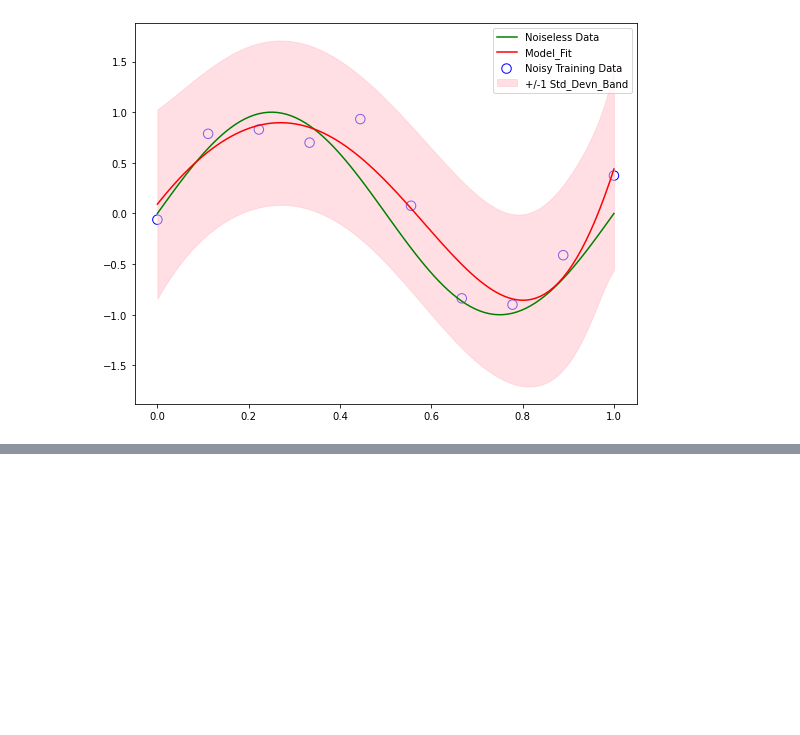
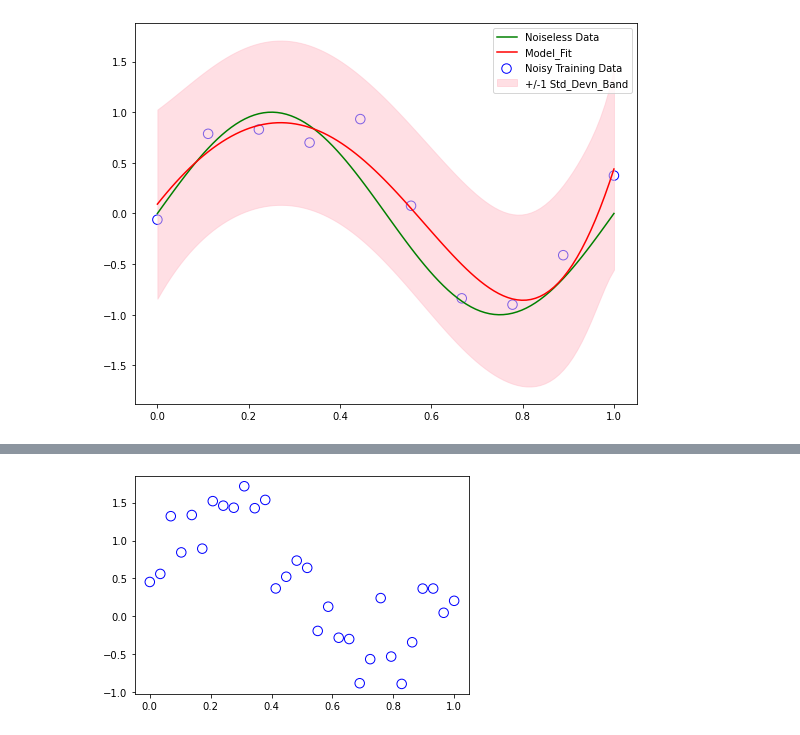
Before and after one commit to suresh-venkate/Code_Repositories, a Jupyter notebook: Book_Examples_Proofs/Pattern_Rec_And_ML_Bishop/Worked_Examples/Chapter_1/PRML_Chapter_01.ipynb, the cells around one changed output, grey strips where cells are left out. Cells and saved outputs as stored; diff of their text form; code cells hidden in the pictures; blank space fills up the shorter version.

```diff
--- a/Book_Examples_Proofs/Pattern_Rec_And_ML_Bishop/Worked_Examples/Chapter_1/PRML_Chapter_01.ipynb
+++ b/Book_Examples_Proofs/Pattern_Rec_And_ML_Bishop/Worked_Examples/Chapter_1/PRML_Chapter_01.ipynb
@@ -289,0 +408,17 @@ plt.show()
+# %%
+f_w0 = -0.3
+f_w1 =  0.5
+
+
+def f(X, noise_variance):
+    '''Linear function plus noise'''
+    return f_w0 + f_w1 * X + noise(X.shape, noise_variance)
+
+
+def g(X, noise_variance):
+    '''Sinusoidal function plus noise'''
+    return 0.5 + np.sin(2 * np.pi * X) + noise(X.shape, noise_variance)
+
+
+def noise(size, variance):
+    return np.random.normal(scale=np.sqrt(variance), size=size)
@@ -289,0 +457,4 @@ plt.show()
+# %%
+plt.scatter(X, t, facecolor = "none", edgecolor = 'b', s = 90);
+# %% [output]
+[figure, added]
```
Also changed, not shown: parts of 9 cells of this notebook.
